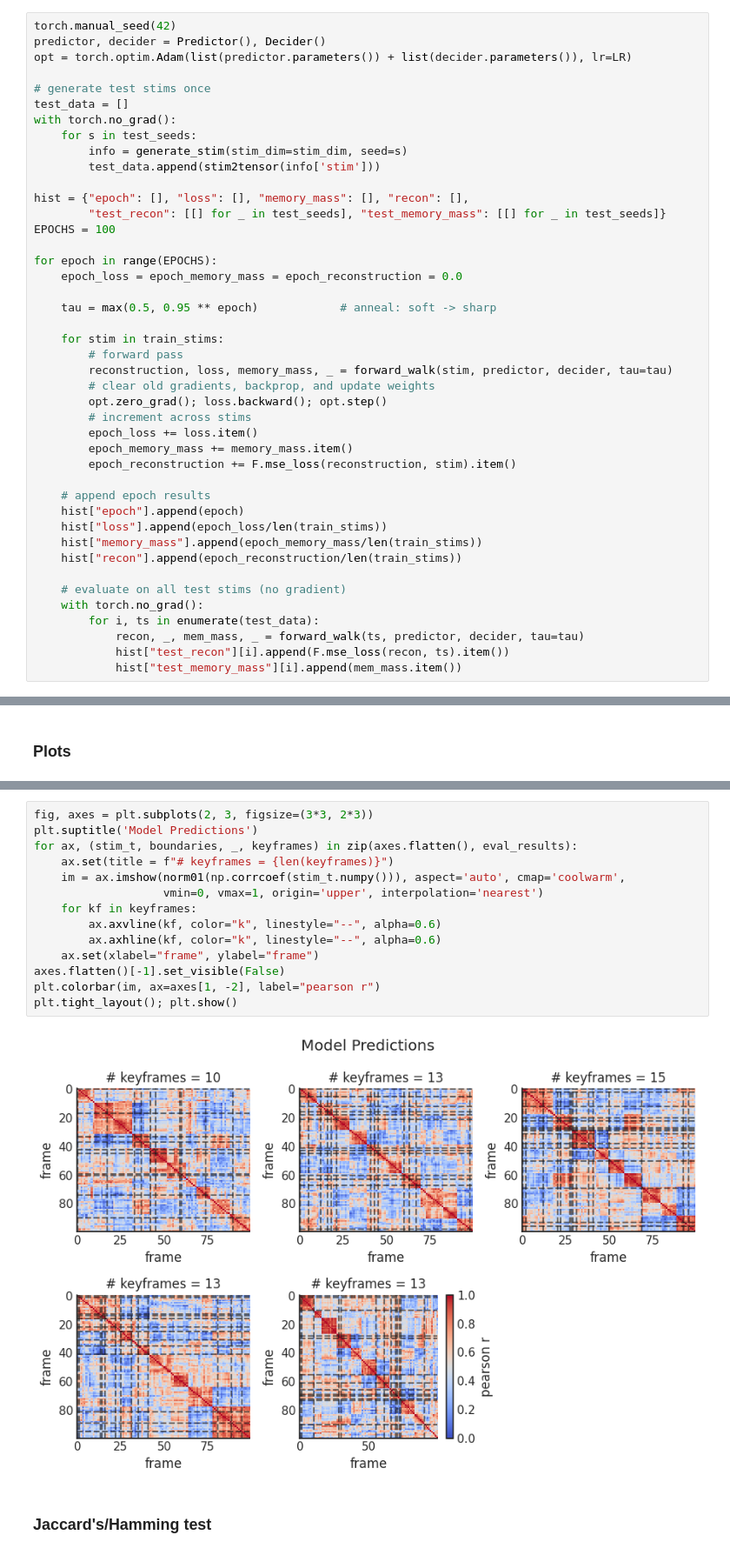
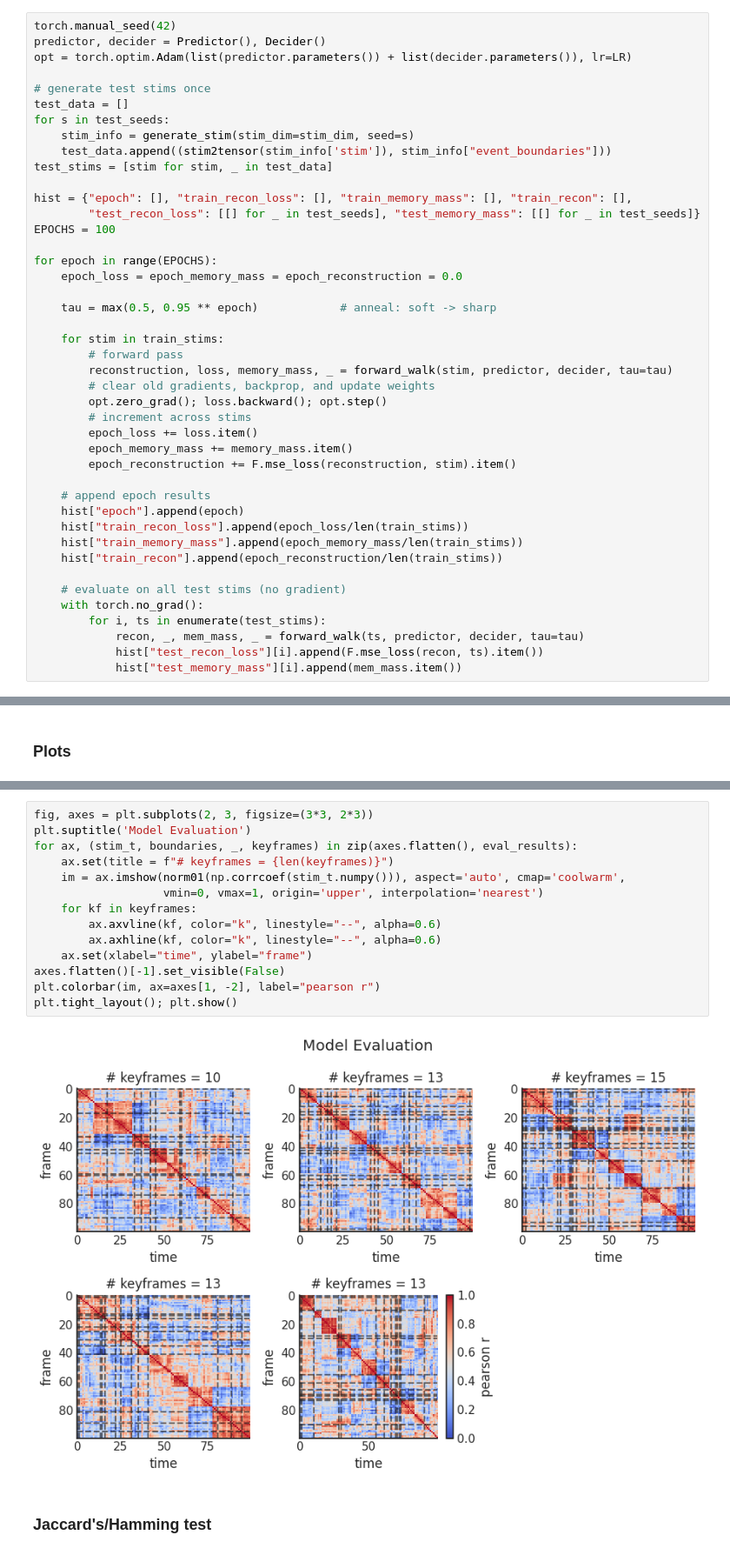
Before and after one commit to siyer7/narrative_map, a Jupyter notebook: code/narrative/1-keyframing.ipynb, the cells around one changed output, grey strips where cells are left out. Shown at 87% size. Drawn from its saved outputs; the diff is of its cells as text.

```diff
--- a/code/narrative/1-keyframing.ipynb
+++ b/code/narrative/1-keyframing.ipynb
@@ -138,13 +138,13 @@ opt = torch.optim.Adam(list(predictor.parameters()) + list(decider.parameters())
 
 # generate test stims once
 test_data = []
-with torch.no_grad():
-    for s in test_seeds:
-        info = generate_stim(stim_dim=stim_dim, seed=s)
-        test_data.append(stim2tensor(info['stim']))
+for s in test_seeds:
+    stim_info = generate_stim(stim_dim=stim_dim, seed=s)
+    test_data.append((stim2tensor(stim_info['stim']), stim_info["event_boundaries"]))
+test_stims = [stim for stim, _ in test_data]
 
-hist = {"epoch": [], "loss": [], "memory_mass": [], "recon": [],
-        "test_recon": [[] for _ in test_seeds], "test_memory_mass": [[] for _ in test_seeds]}
+hist = {"epoch": [], "train_recon_loss": [], "train_memory_mass": [], "train_recon": [],
+        "test_recon_loss": [[] for _ in test_seeds], "test_memory_mass": [[] for _ in test_seeds]}
 EPOCHS = 100
 
 for epoch in range(EPOCHS):
@@ -164,15 +164,15 @@ for epoch in range(EPOCHS):
 
     # append epoch results
     hist["epoch"].append(epoch)
-    hist["loss"].append(epoch_loss/len(train_stims))
-    hist["memory_mass"].append(epoch_memory_mass/len(train_stims))
-    hist["recon"].append(epoch_reconstruction/len(train_stims))
+    hist["train_recon_loss"].append(epoch_loss/len(train_stims))
+    hist["train_memory_mass"].append(epoch_memory_mass/len(train_stims))
+    hist["train_recon"].append(epoch_reconstruction/len(train_stims))
 
     # evaluate on all test stims (no gradient)
     with torch.no_grad():
-        for i, ts in enumerate(test_data):
+        for i, ts in enumerate(test_stims):
             recon, _, mem_mass, _ = forward_walk(ts, predictor, decider, tau=tau)
-            hist["test_recon"][i].append(F.mse_loss(recon, ts).item())
+            hist["test_recon_loss"][i].append(F.mse_loss(recon, ts).item())
             hist["test_memory_mass"][i].append(mem_mass.item())
 # %% [markdown]
 ### Visual inspection
@@ -206,19 +211,19 @@ plt.tight_layout(); plt.show()
 # %%
 fig, axes = plt.subplots(2, 3, figsize=(3*3, 2*3))
-plt.suptitle('Model Predictions')
+plt.suptitle('Model Evaluation')
 for ax, (stim_t, boundaries, _, keyframes) in zip(axes.flatten(), eval_results):
     ax.set(title = f"# keyframes = {len(keyframes)}")
     im = ax.imshow(norm01(np.corrcoef(stim_t.numpy())), aspect='auto', cmap='coolwarm',
                    vmin=0, vmax=1, origin='upper', interpolation='nearest')
     for kf in keyframes:
         ax.axvline(kf, color="k", linestyle="--", alpha=0.6)
         ax.axhline(kf, color="k", linestyle="--", alpha=0.6)
-    ax.set(xlabel="frame", ylabel="frame")
+    ax.set(xlabel="time", ylabel="frame")
 axes.flatten()[-1].set_visible(False)
 plt.colorbar(im, ax=axes[1, -2], label="pearson r")
 plt.tight_layout(); plt.show()
 # %% [output]
-[figure, old version]
+[figure, new version]
 # %% [markdown]
 ### Jaccard's/Hamming test
 # %%
```
Also changed, not shown: parts of 3 cells of this notebook, 1 other file.
